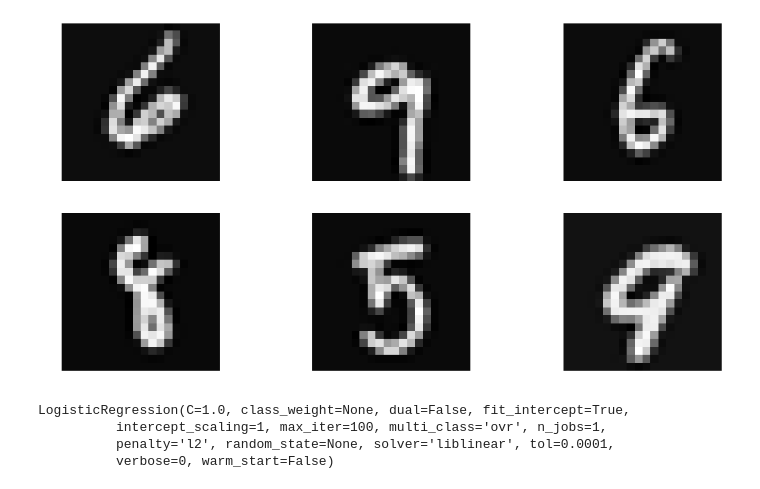
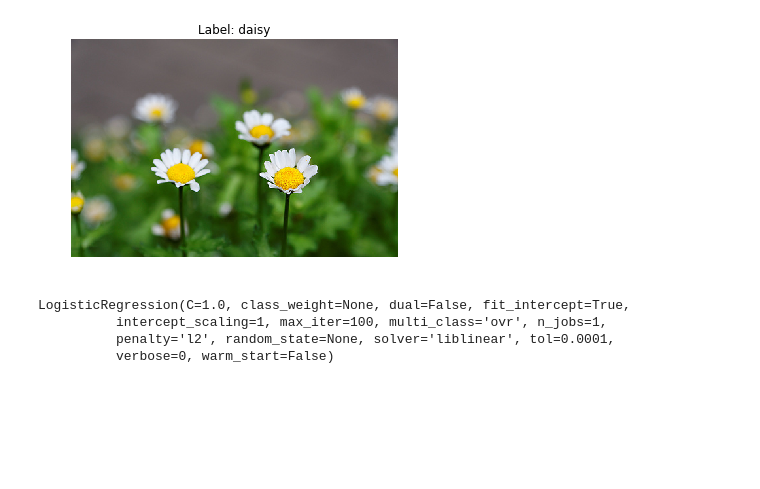
Before and after one commit to RenatoBMLR/Camera-Model-Identification, a Jupyter notebook: Camara-Model-Identification.ipynb, the cells around one changed output. Cells and saved outputs as stored; diff of their text form; code cells hidden in the pictures; blank space fills up the shorter version.

```diff
--- a/Camara-Model-Identification.ipynb
+++ b/Camara-Model-Identification.ipynb
@@ -19,2 +28,0 @@ df_train = pd.read_csv(path2data + 'train.csv', header = None)
-# %%
-X, y = df_train.iloc[:,1:-1].values, df_train.iloc[:,-1].values
@@ -32,8 +28,0 @@ def display_data(x, img_width = 20, img_height = 20):
-# %%
-plt.figure(figsize=(20,10))
-for i in range(0, 6):
-    idx = randint(1, len(df_train))
-    plt.subplot(2,3,i+1)
-    display_data(X[idx,:])
-# %% [output]
-[figure, removed]
@@ -40,3 +63,22 @@ for i in range(0, 6):
+# %%
+labels = {1:'dandelion', 2:'tulip', 3:'sunflower', 4:'daisy', 5:'rose'}
+path = 'data/flowers/'
+# %%
+dsets = {'train': CamaraModelDataset(path, labels,  is_train = True)}
+# %%
+def CamaraPhotos(dsets, labels):
+
+    rand_img = random.randrange(0, len(dsets))
+    img = dsets[rand_img][0]
+    y = dsets[rand_img][1]
+    plt.imshow(img)
+    plt.title('Label: {}'.format(labels[y]))
+
+    plt.axis('off')
+# %%
+CamaraPhotos(dsets['train'], labels)
+# %% [output]
+[figure, added]
 # %%
 scaler = StandardScaler()
 X_train = scaler.fit_transform(X_train)
```
Also changed, not shown: parts of 6 cells of this notebook.
